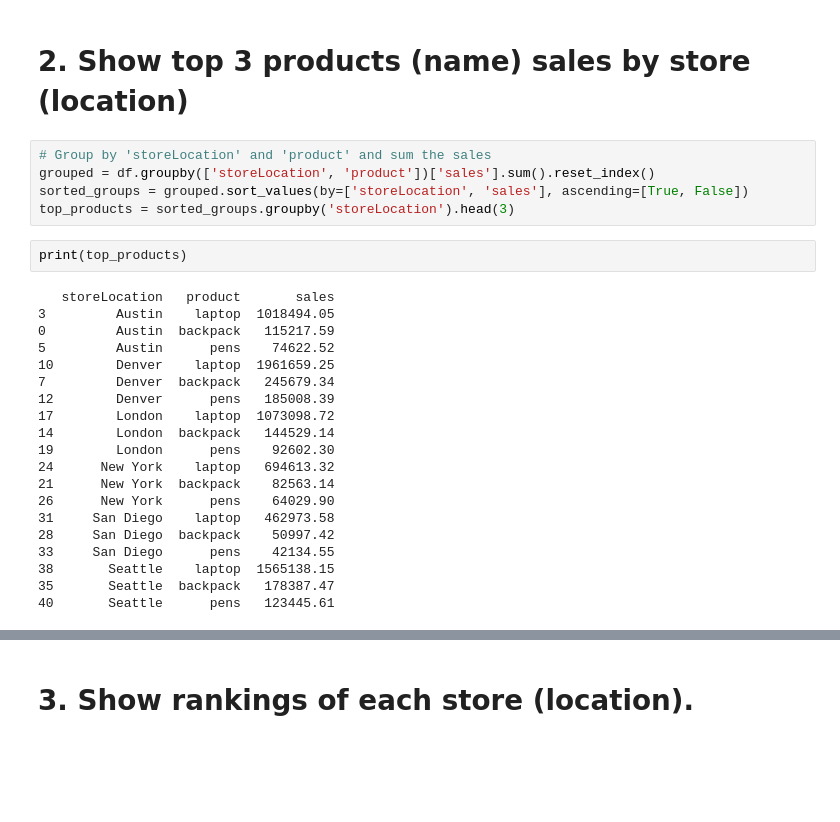
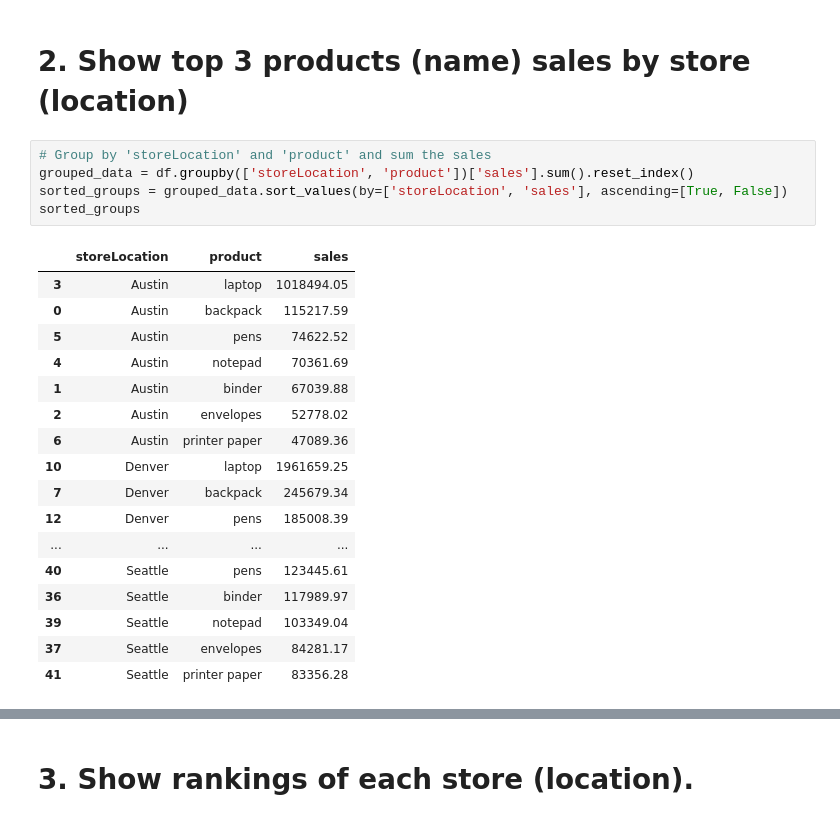
Before and after one commit to wpiyaphon/semistructure-data-analytics, a Jupyter notebook: 6311020-project3.ipynb, the cells around one changed output, grey strips where cells are left out. Saved outputs shown, nothing was run; the diff lists cells and outputs as text; blank space fills up the shorter version.

Commit message:
edited readme, formatted JSON data, save codes

```diff
--- a/6311020-project3.ipynb
+++ b/6311020-project3.ipynb
@@ -46,28 +51,24 @@ Name: sales, dtype: float64
 # 2. Show top 3 products (name) sales by store (location)
 # %%
 # Group by 'storeLocation' and 'product' and sum the sales
-grouped = df.groupby(['storeLocation', 'product'])['sales'].sum().reset_index()
-sorted_groups = grouped.sort_values(by=['storeLocation', 'sales'], ascending=[True, False])
-top_products = sorted_groups.groupby('storeLocation').head(3)
+grouped_data = df.groupby(['storeLocation', 'product'])['sales'].sum().reset_index()
+sorted_groups = grouped_data.sort_values(by=['storeLocation', 'sales'], ascending=[True, False])
+sorted_groups
+# %% [output]
+|  | storeLocation | product | sales |
+| 3 | Austin | laptop | 1018494.05 |
+| 0 | Austin | backpack | 115217.59 |
+| 5 | Austin | pens | 74622.52 |
+| 4 | Austin | notepad | 70361.69 |
+| 1 | Austin | binder | 67039.88 |
+| 2 | Austin | envelopes | 52778.02 |
+| 6 | Austin | printer paper | 47089.36 |
+| 10 | Denver | laptop | 1961659.25 |
+| 7 | Denver | backpack | 245679.34 |
+| 12 | Denver | pens | 185008.39 |
+| ... | ... | ... | ... |
+| 40 | Seattle | pens | 123445.61 |
+| 36 | Seattle | binder | 117989.97 |
+| 39 | Seattle | notepad | 103349.04 |
+| 37 | Seattle | envelopes | 84281.17 |
+| 41 | Seattle | printer paper | 83356.28 |
-# %%
-print(top_products)
-# %% [output]
-   storeLocation   product       sales
-3         Austin    laptop  1018494.05
-0         Austin  backpack   115217.59
-5         Austin      pens    74622.52
-10        Denver    laptop  1961659.25
-7         Denver  backpack   245679.34
-12        Denver      pens   185008.39
-17        London    laptop  1073098.72
-14        London  backpack   144529.14
-19        London      pens    92602.30
-24      New York    laptop   694613.32
-21      New York  backpack    82563.14
-26      New York      pens    64029.90
-31     San Diego    laptop   462973.58
-28     San Diego  backpack    50997.42
-33     San Diego      pens    42134.55
-38       Seattle    laptop  1565138.15
-35       Seattle  backpack   178387.47
-40       Seattle      pens   123445.61
```
Also changed, not shown: parts of 11 cells of this notebook, 2 other files.
